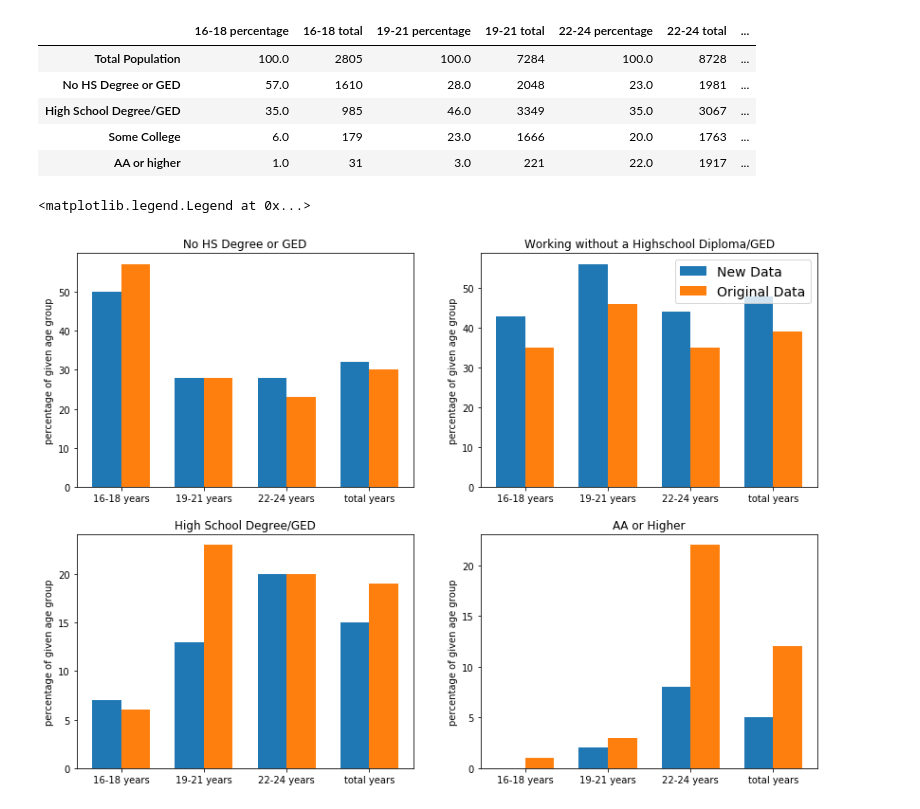
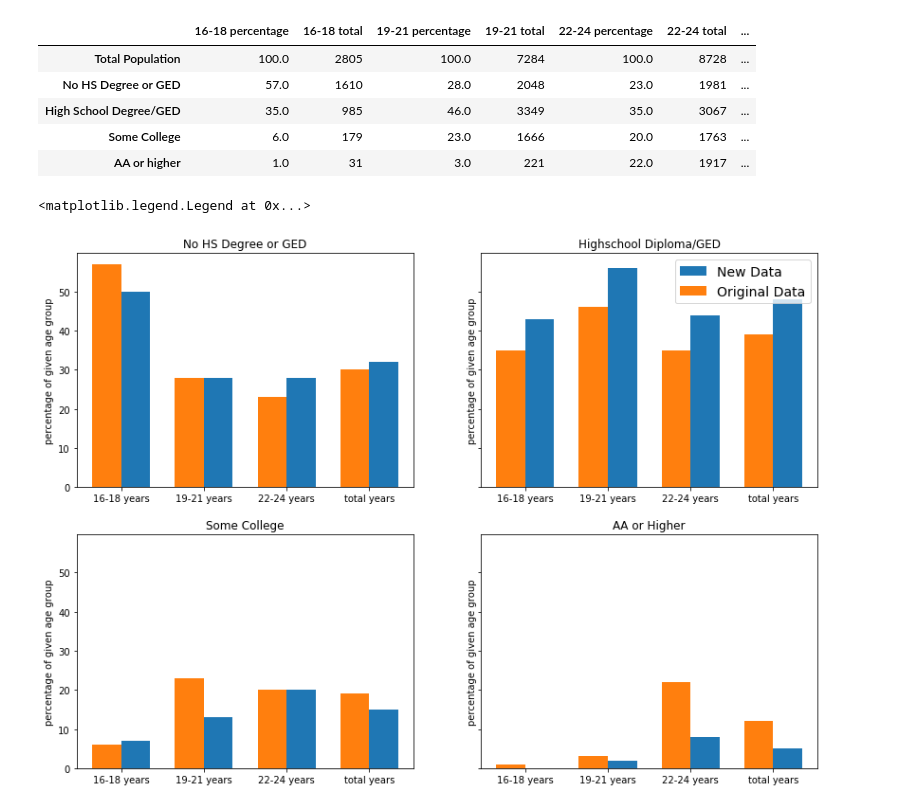
Before and after one commit to Lucaswb/project1_flatiron, a Jupyter notebook: second table update from 2016 survey.ipynb, the cells around one changed output. Drawn from its saved outputs; the diff is of its cells as text; code cells hidden in the pictures.

```diff
--- a/second table update from 2016 survey.ipynb
+++ b/second table update from 2016 survey.ipynb
@@ -283,37 +288,37 @@ original2_df
 # %%
 x, y, z, w = get_plot_info(second_df, original2_df, 'No HS Degree or GED')
 x1, y1, z1, w1 = get_plot_info(second_df, original2_df, 'High School Degree/GED')
 x2, y2, z2, w2 = get_plot_info(second_df, original2_df, 'Some College')
 x3, y3, z3, w3 = get_plot_info(second_df, original2_df, 'AA or higher')
 
 labels = ['16-18 years', '19-21 years', '22-24 years', 'total years']
 
-fig, ax = plt.subplots(2,2, figsize = (14,10))
+fig, ax = plt.subplots(2,2, figsize = (14,10), sharey = True)
 
-rect1a = ax[0][0].bar(z - w/2, x,  w, label='New Data')
-rect1b = ax[0][0].bar(z + w/2, y,  w, label='Original Data')
+rect1a = ax[0][0].bar(z + w/2, x,  w, label='New Data')
+rect1b = ax[0][0].bar(z - w/2, y,  w, label='Original Data')
 
-rect2a = ax[0][1].bar(z1 - w1/2, x1,  w1, label='New Data')
-rect2b = ax[0][1].bar(z1 + w1/2, y1,  w1, label='Original Data')
+rect2a = ax[0][1].bar(z1 + w1/2, x1,  w1, label='New Data')
+rect2b = ax[0][1].bar(z1 - w1/2, y1,  w1, label='Original Data')
 
-rect3a = ax[1][0].bar(z2 - w2/2, x2,  w2, label='New Data')
-rect3b = ax[1][0].bar(z2 + w2/2, y2,  w2, label='Original Data')
+rect3a = ax[1][0].bar(z2 + w2/2, x2,  w2, label='New Data')
+rect3b = ax[1][0].bar(z2 - w2/2, y2,  w2, label='Original Data')
 
-rect4a = ax[1][1].bar(z3 - w3/2, x3,  w3, label='New Data')
-rect4b = ax[1][1].bar(z3 + w3/2, y3,  w3, label='Original Data')
+rect4a = ax[1][1].bar(z3 + w3/2, x3,  w3, label='New Data')
+rect4b = ax[1][1].bar(z3 - w3/2, y3,  w3, label='Original Data')
 
 ax[0][0].title.set_text('No HS Degree or GED')
 ax[0][1].title.set_text('Highschool Diploma/GED')
 ax[1][0].title.set_text('Some College')
 ax[1][1].title.set_text('AA or Higher')
 
 for x in range(2):
     for y in range (2):
         ax[x][y].set_xticks(z)
         ax[x][y].set_xticklabels(labels)
         ax[x][y].set_ylabel('percentage of given age group')
 
 ax[0][1].legend(prop= {'size':14})
 # %% [output]
 <matplotlib.legend.Legend at 0x...>
-[figure, old version]
+[figure, new version]
```
Also changed, not shown: parts of 5 cells of this notebook, 2 other files.
